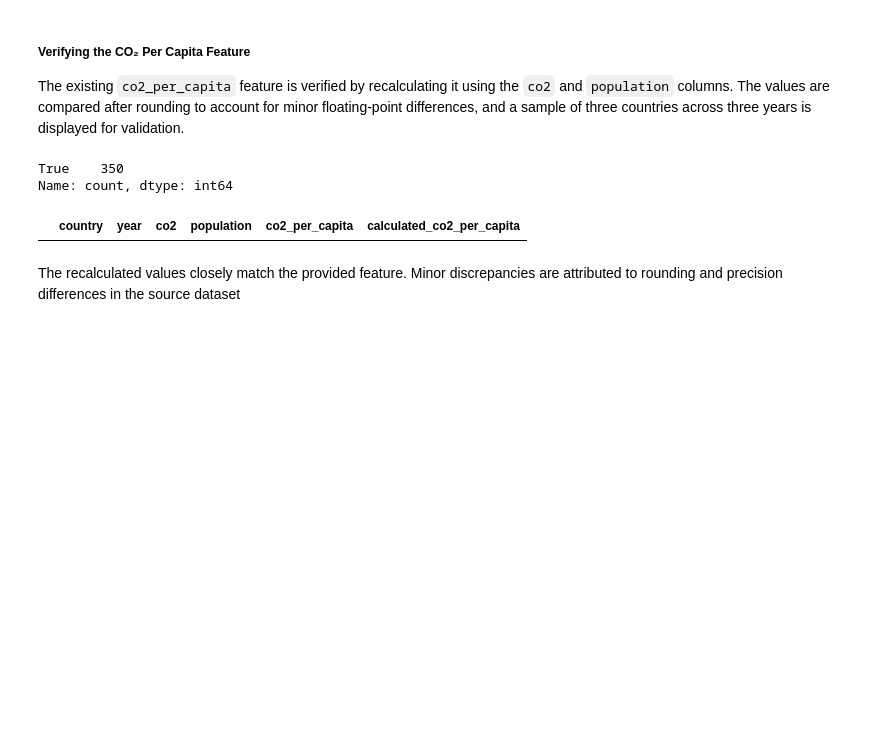
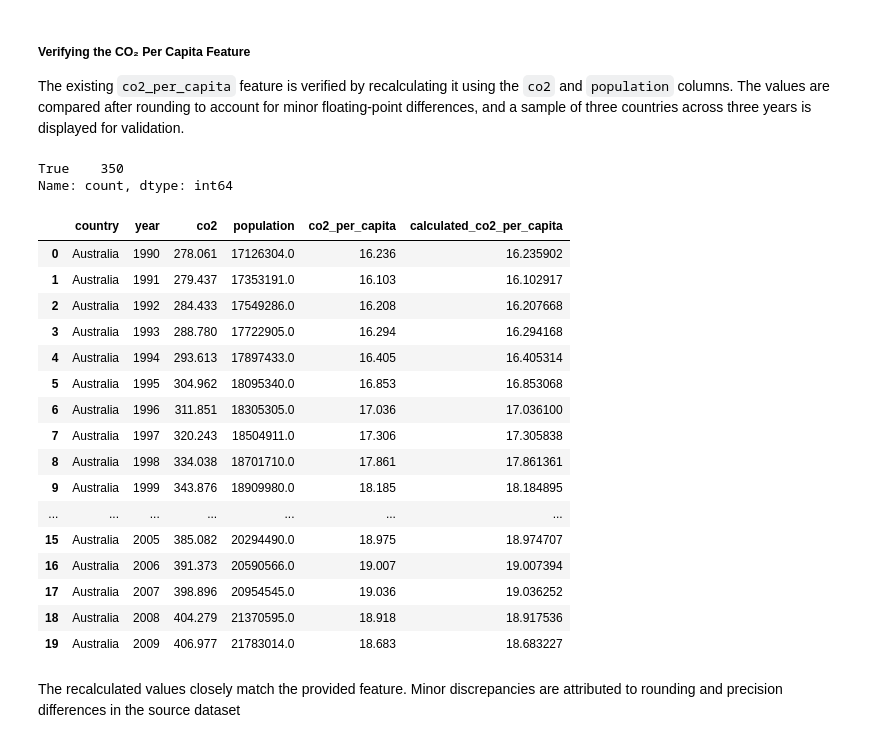
Before and after one commit to neeladrish/GHG-emission-analysis, a Jupyter notebook: WEEK_2_Feature_Engineering.ipynb, the cells around one changed output. Cells and saved outputs as stored; diff of their text form; code cells hidden in the pictures; blank space fills up the shorter version.

```diff
--- a/WEEK_2_Feature_Engineering.ipynb
+++ b/WEEK_2_Feature_Engineering.ipynb
@@ -183,21 +217,37 @@ True    350
 Name: count, dtype: int64
 # %%
 mismatch = filtered_dataset[
-    comparison == False
+    comparison == True
 ]
 
 mismatch[
     [
         "country",
         "year",
         "co2",
         "population",
         "co2_per_capita",
         "calculated_co2_per_capita"
     ]
 ].head(20)
 # %% [output]
 |  | country | year | co2 | population | co2_per_capita | calculated_co2_per_capita |
+| 0 | Australia | 1990 | 278.061 | 17126304.0 | 16.236 | 16.235902 |
+| 1 | Australia | 1991 | 279.437 | 17353191.0 | 16.103 | 16.102917 |
+| 2 | Australia | 1992 | 284.433 | 17549286.0 | 16.208 | 16.207668 |
+| 3 | Australia | 1993 | 288.780 | 17722905.0 | 16.294 | 16.294168 |
+| 4 | Australia | 1994 | 293.613 | 17897433.0 | 16.405 | 16.405314 |
+| 5 | Australia | 1995 | 304.962 | 18095340.0 | 16.853 | 16.853068 |
+| 6 | Australia | 1996 | 311.851 | 18305305.0 | 17.036 | 17.036100 |
+| 7 | Australia | 1997 | 320.243 | 18504911.0 | 17.306 | 17.305838 |
+| 8 | Australia | 1998 | 334.038 | 18701710.0 | 17.861 | 17.861361 |
+| 9 | Australia | 1999 | 343.876 | 18909980.0 | 18.185 | 18.184895 |
+| ... | ... | ... | ... | ... | ... | ... |
+| 15 | Australia | 2005 | 385.082 | 20294490.0 | 18.975 | 18.974707 |
+| 16 | Australia | 2006 | 391.373 | 20590566.0 | 19.007 | 19.007394 |
+| 17 | Australia | 2007 | 398.896 | 20954545.0 | 19.036 | 19.036252 |
+| 18 | Australia | 2008 | 404.279 | 21370595.0 | 18.918 | 18.917536 |
+| 19 | Australia | 2009 | 406.977 | 21783014.0 | 18.683 | 18.683227 |
 # %% [markdown]
 The recalculated values closely match the provided feature. Minor discrepancies are attributed to rounding and precision differences in the source dataset
 # %%
```
Also changed, not shown: parts of 12 cells of this notebook, 9 other files.
